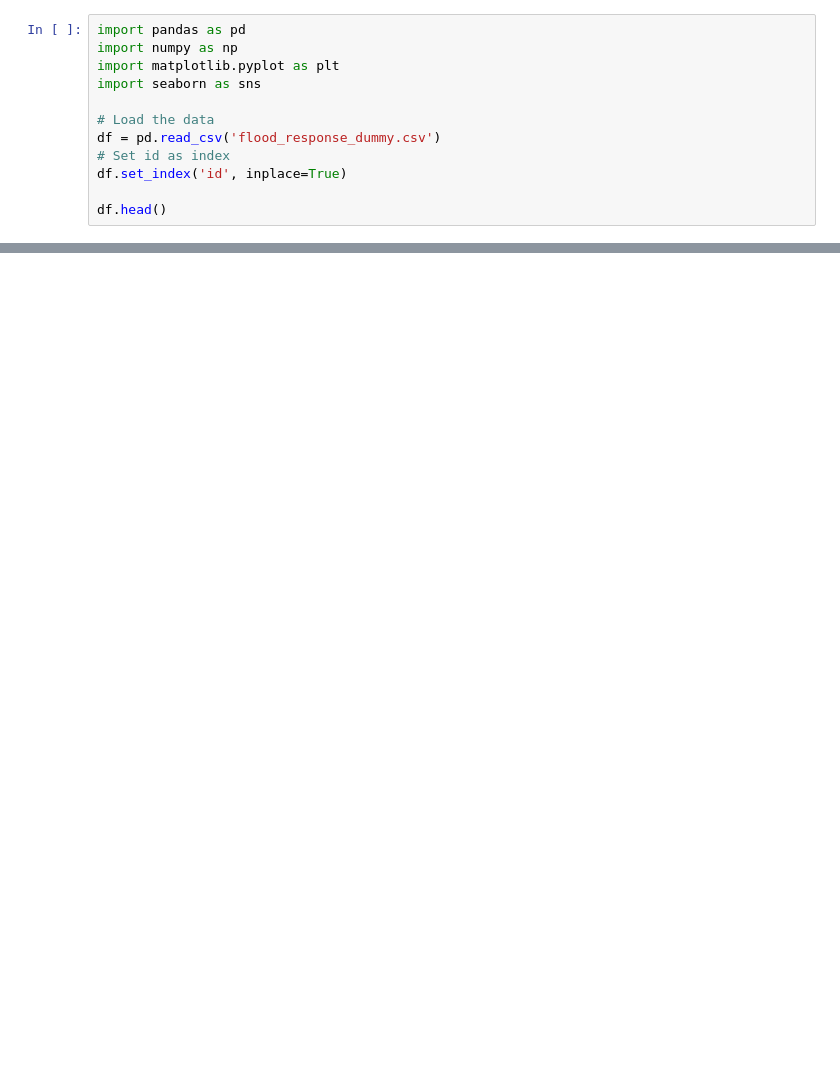
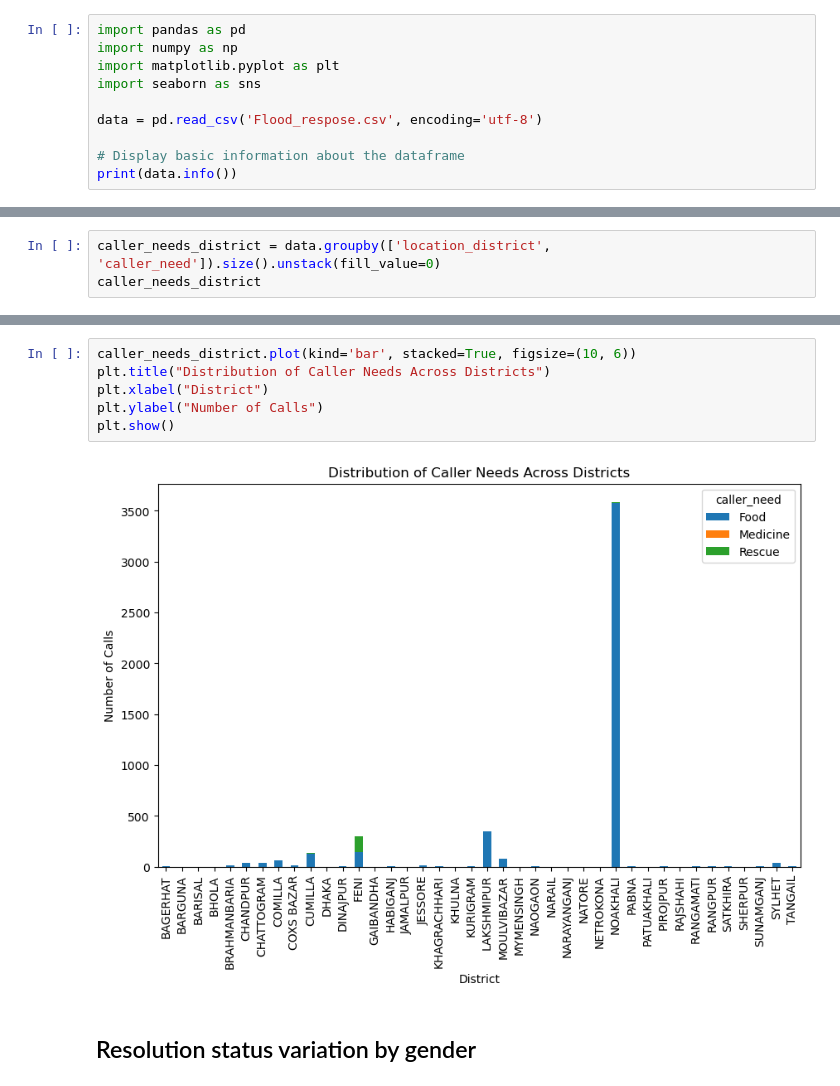
Before and after one commit to iamaber/flood_response, a Jupyter notebook: flood_response.ipynb, the cells around one changed output, grey strips where cells are left out. Cells and saved outputs as stored; diff of their text form; blank space fills up the shorter version.

```diff
--- a/flood_response.ipynb
+++ b/flood_response.ipynb
@@ -4,10 +4,8 @@ import numpy as np
 import matplotlib.pyplot as plt
 import seaborn as sns
 
-# Load the data
-df = pd.read_csv('flood_response_dummy.csv')
-# Set id as index
-df.set_index('id', inplace=True)
+data = pd.read_csv('Flood_respose.csv', encoding='utf-8')
 
-df.head()
+# Display basic information about the dataframe
+print(data.info())
 # %% [output]
@@ -174,0 +31,3 @@ Name: resolve_organization, dtype: float64
+# %%
+caller_needs_district = data.groupby(['location_district', 'caller_need']).size().unstack(fill_value=0)
+caller_needs_district
@@ -174,0 +53,10 @@ Name: resolve_organization, dtype: float64
+# %%
+caller_needs_district.plot(kind='bar', stacked=True, figsize=(10, 6))
+plt.title("Distribution of Caller Needs Across Districts")
+plt.xlabel("District")
+plt.ylabel("Number of Calls")
+plt.show()
+# %% [output]
+[figure, added]
+# %% [markdown]
+## Resolution status variation by gender
```
Also changed, not shown: parts of 24 cells of this notebook, 2 other files.
